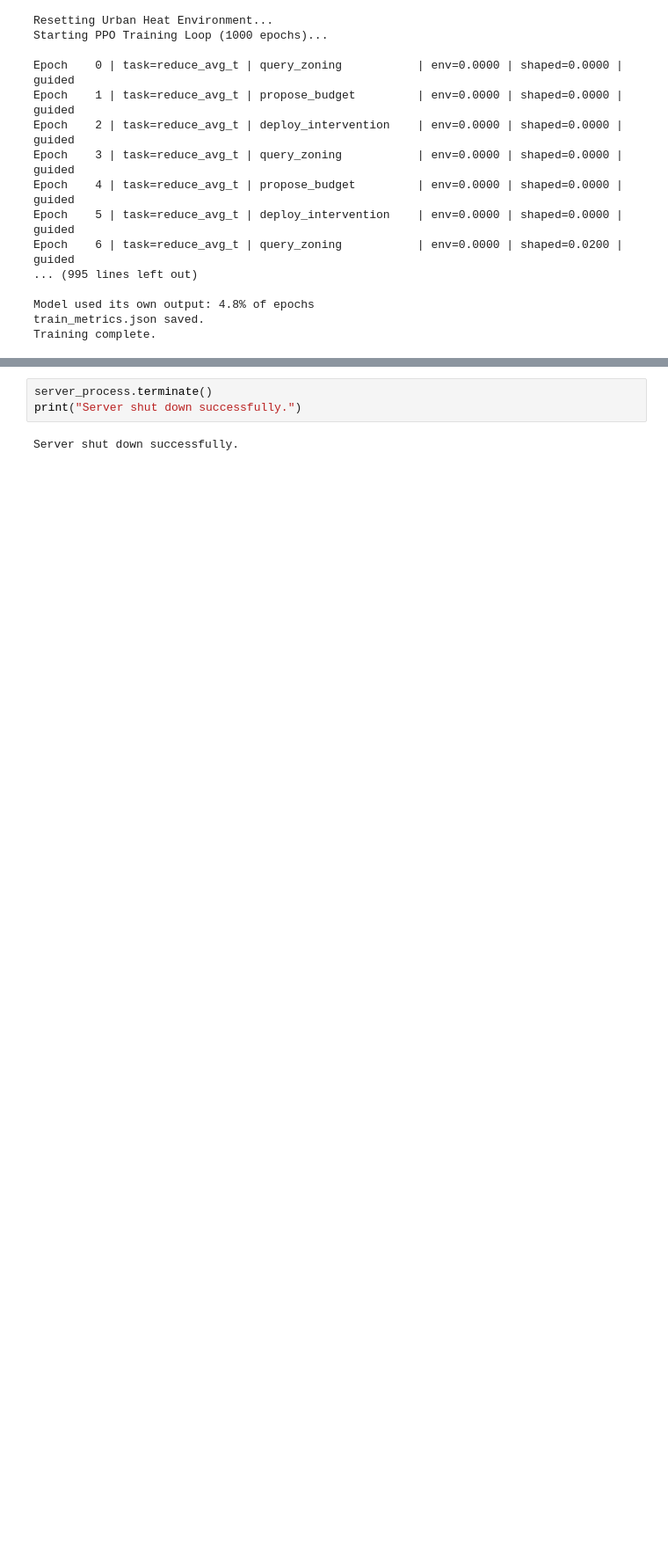
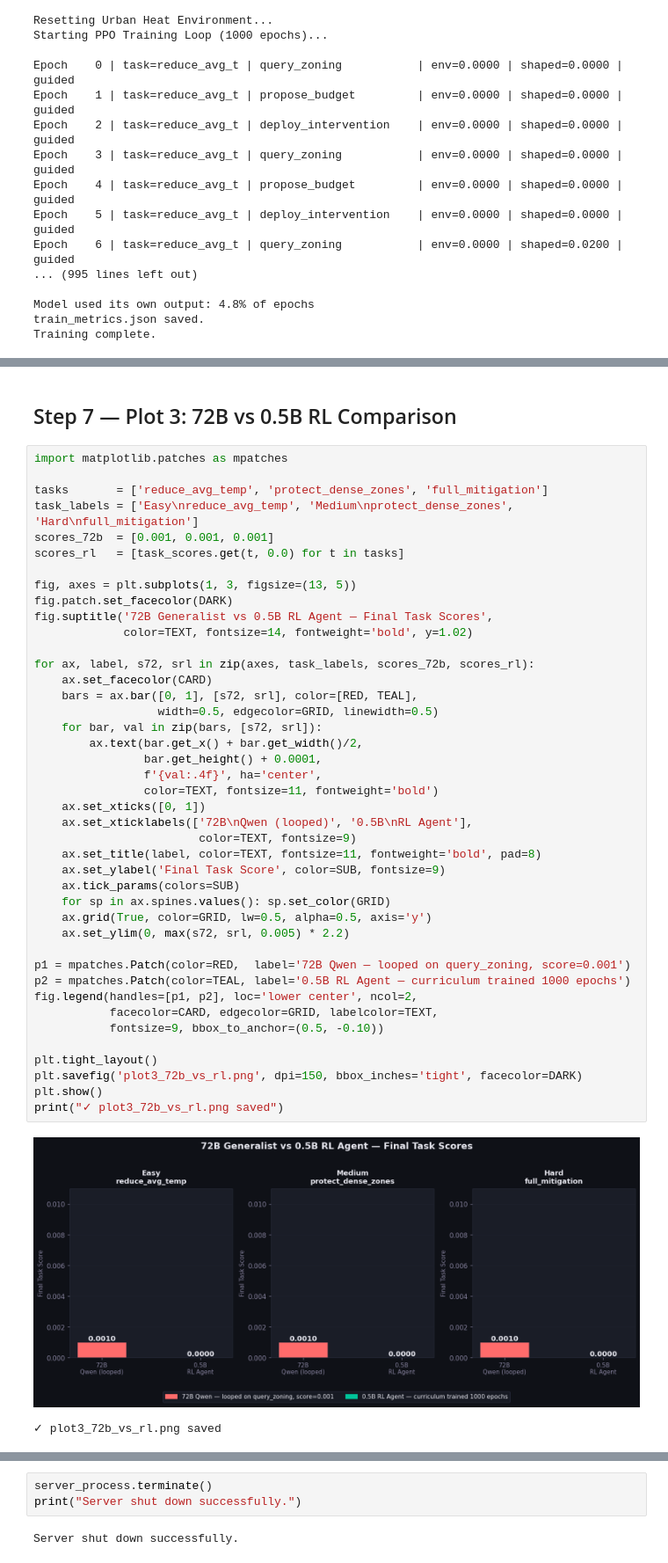
Before and after one commit to Shoaibahmed-2005/Urban-Heat-Round-2, a Jupyter notebook: train_trl.ipynb, the cells around one changed output, grey strips where cells are left out. Shown at 88% size. Cells and saved outputs as stored; diff of their text form; blank space fills up the shorter version.

```diff
--- a/train_trl.ipynb
+++ b/train_trl.ipynb
@@ -419,0 +241,47 @@ After training is complete, we terminate the background FastAPI process to free
+# %% [markdown]
+## Step 7 — Plot 3: 72B vs 0.5B RL Comparison
+# %%
+import matplotlib.patches as mpatches
+
+tasks       = ['reduce_avg_temp', 'protect_dense_zones', 'full_mitigation']
+task_labels = ['Easy\nreduce_avg_temp', 'Medium\nprotect_dense_zones', 'Hard\nfull_mitigation']
+scores_72b  = [0.001, 0.001, 0.001]
+scores_rl   = [task_scores.get(t, 0.0) for t in tasks]
+
+fig, axes = plt.subplots(1, 3, figsize=(13, 5))
+fig.patch.set_facecolor(DARK)
+fig.suptitle('72B Generalist vs 0.5B RL Agent — Final Task Scores',
+             color=TEXT, fontsize=14, fontweight='bold', y=1.02)
+
+for ax, label, s72, srl in zip(axes, task_labels, scores_72b, scores_rl):
+    ax.set_facecolor(CARD)
+    bars = ax.bar([0, 1], [s72, srl], color=[RED, TEAL],
+                  width=0.5, edgecolor=GRID, linewidth=0.5)
+    for bar, val in zip(bars, [s72, srl]):
+        ax.text(bar.get_x() + bar.get_width()/2,
+                bar.get_height() + 0.0001,
+                f'{val:.4f}', ha='center',
+                color=TEXT, fontsize=11, fontweight='bold')
+    ax.set_xticks([0, 1])
+    ax.set_xticklabels(['72B\nQwen (looped)', '0.5B\nRL Agent'],
+                        color=TEXT, fontsize=9)
+    ax.set_title(label, color=TEXT, fontsize=11, fontweight='bold', pad=8)
+    ax.set_ylabel('Final Task Score', color=SUB, fontsize=9)
+    ax.tick_params(colors=SUB)
+    for sp in ax.spines.values(): sp.set_color(GRID)
+    ax.grid(True, color=GRID, lw=0.5, alpha=0.5, axis='y')
+    ax.set_ylim(0, max(s72, srl, 0.005) * 2.2)
+
+p1 = mpatches.Patch(color=RED,  label='72B Qwen — looped on query_zoning, score=0.001')
+p2 = mpatches.Patch(color=TEAL, label='0.5B RL Agent — curriculum trained 1000 epochs')
+fig.legend(handles=[p1, p2], loc='lower center', ncol=2,
+           facecolor=CARD, edgecolor=GRID, labelcolor=TEXT,
+           fontsize=9, bbox_to_anchor=(0.5, -0.10))
+
+plt.tight_layout()
+plt.savefig('plot3_72b_vs_rl.png', dpi=150, bbox_inches='tight', facecolor=DARK)
+plt.show()
+print("✓ plot3_72b_vs_rl.png saved")
+# %% [output]
+[figure, added]
+✓ plot3_72b_vs_rl.png saved
```
Also changed, not shown: parts of 18 cells of this notebook.
